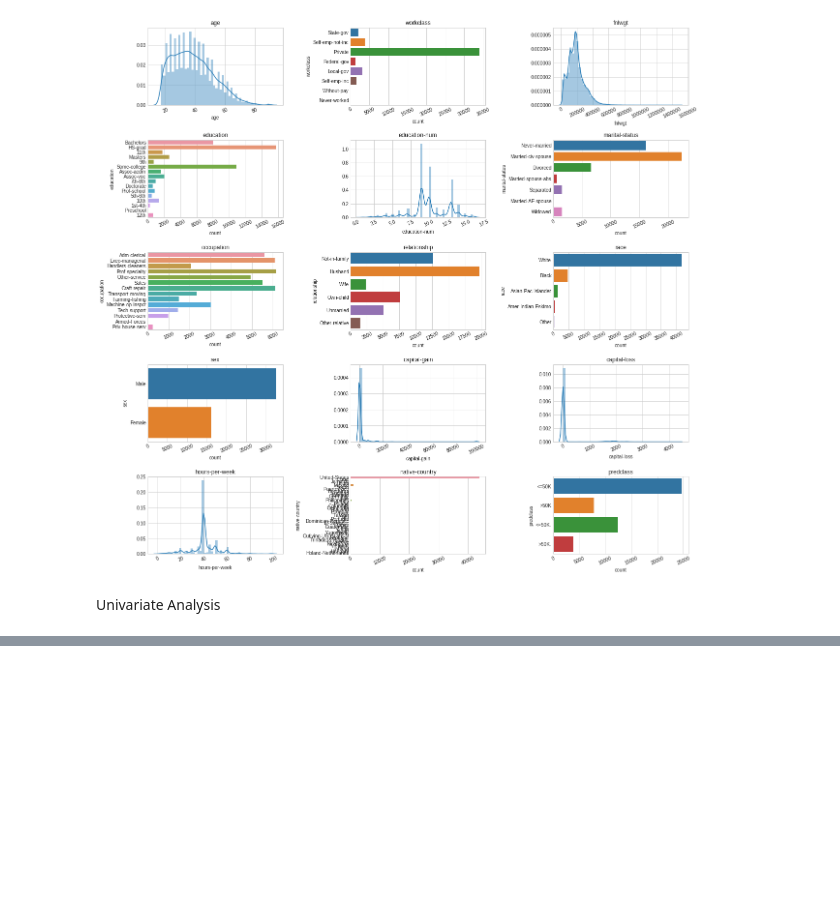
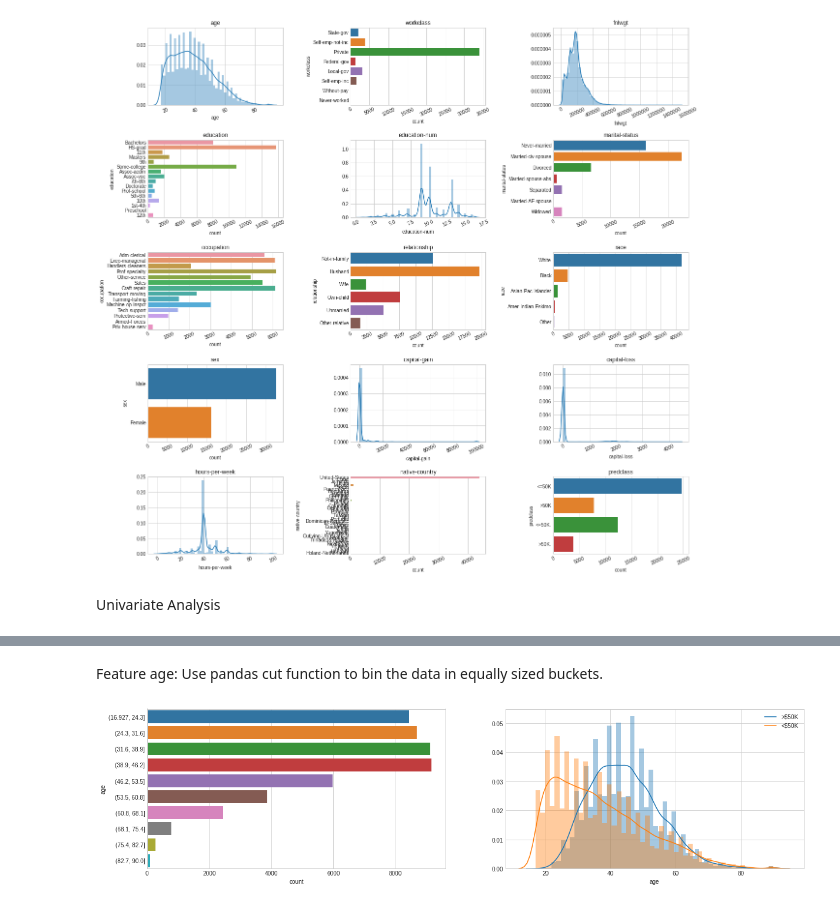
Before and after one commit to NilSagor/eda-tut, a Jupyter notebook: Census Income Dataset.ipynb, the cells around one changed output, grey strips where cells are left out. Drawn from its saved outputs; the diff is of its cells as text; code cells hidden in the pictures; blank space fills up the shorter version.

```diff
--- a/Census Income Dataset.ipynb
+++ b/Census Income Dataset.ipynb
@@ -157,0 +158,16 @@ sns.countplot(y='predclass', data = dataset_bin);
+# %% [markdown]
+Feature age: Use pandas cut function to bin the data in equally sized buckets.
+# %%
+# discretised
+dataset_bin['age'] = pd.cut(dataset_raw['age'], 10)
+# non-discretised
+dataset_con['age'] = dataset_raw['age']
+
+fig = plt.figure(figsize = (20,5))
+plt.subplot(1,2,1)
+sns.countplot(y = 'age', data = dataset_bin);
+plt.subplot(1,2,2)
+sns.distplot(dataset_con.loc[dataset_con['predclass'] == 1]['age'], kde_kws = {"label": ">$50K"});
+sns.distplot(dataset_con.loc[dataset_con['predclass'] == 0]['age'], kde_kws = {"label": "<$50K"});
+# %% [output]
+[figure, added]
```
Also changed, not shown: parts of 8 cells of this notebook.
